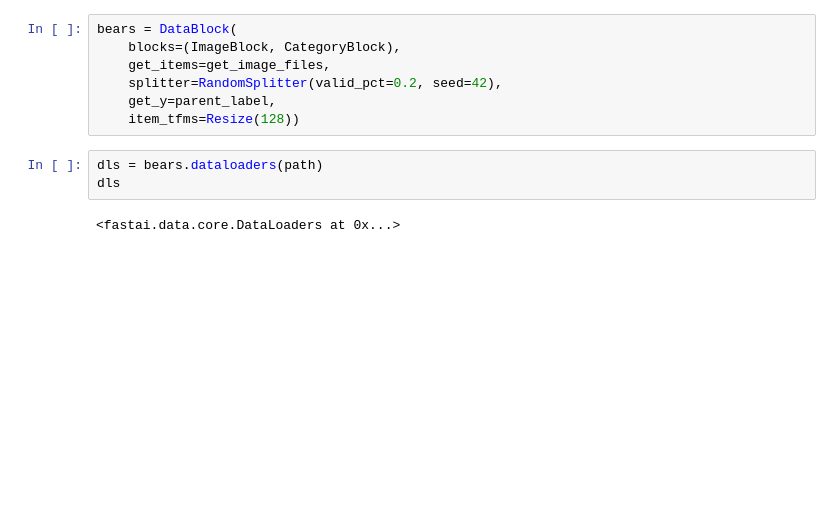
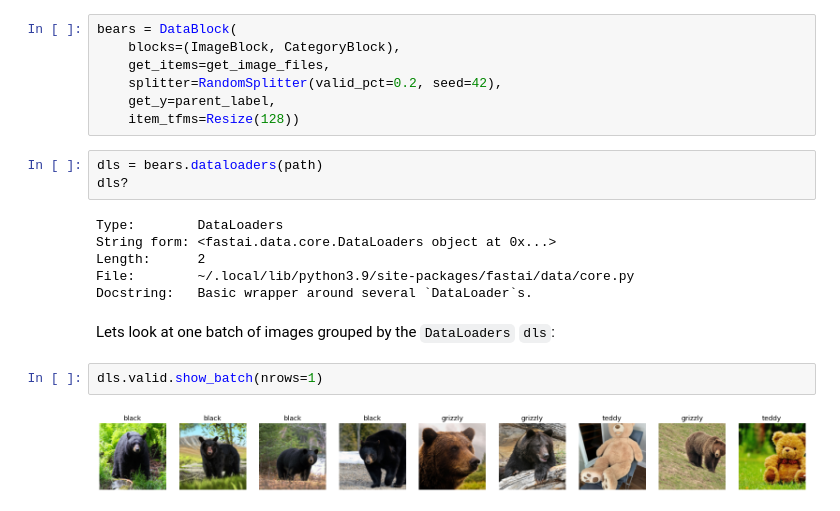
Before and after one commit to felipevaldes/FastAI, a Jupyter notebook: production.ipynb, the cells around one changed output. Cells and saved outputs as stored; diff of their text form; blank space fills up the shorter version.

```diff
--- a/production.ipynb
+++ b/production.ipynb
@@ -76,6 +76,16 @@ bears = DataBlock(
     item_tfms=Resize(128))
 # %%
 dls = bears.dataloaders(path)
-dls
+dls?
 # %% [output]
-<fastai.data.core.DataLoaders at 0x...>
+Type:        DataLoaders
+String form: <fastai.data.core.DataLoaders object at 0x...>
+Length:      2
+File:        ~/.local/lib/python3.9/site-packages/fastai/data/core.py
+Docstring:   Basic wrapper around several `DataLoader`s.
+# %% [markdown]
+Lets look at one batch of images grouped by the `DataLoaders` `dls`:
+# %%
+dls.valid.show_batch(nrows=1)
+# %% [output]
+[figure, added]
```
Also changed, not shown: parts of 11 cells of this notebook, 1 other file.
